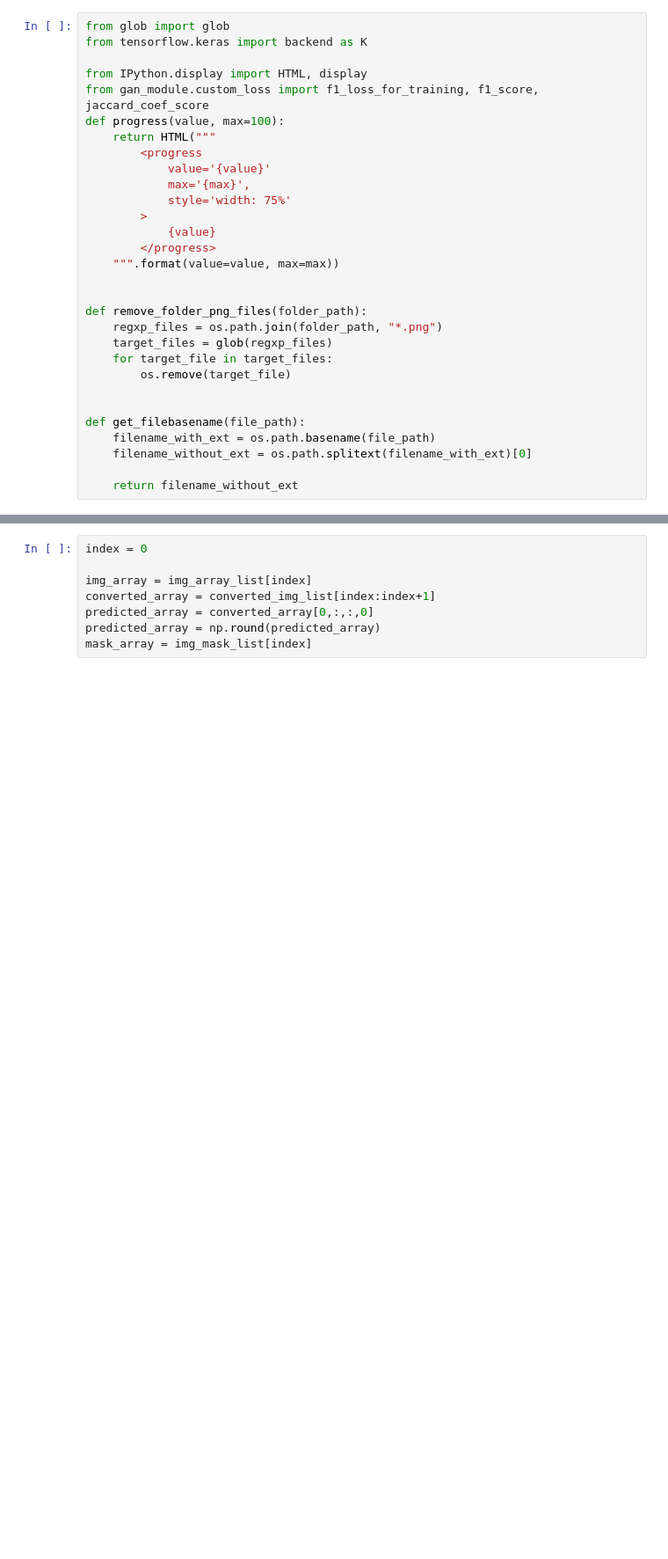
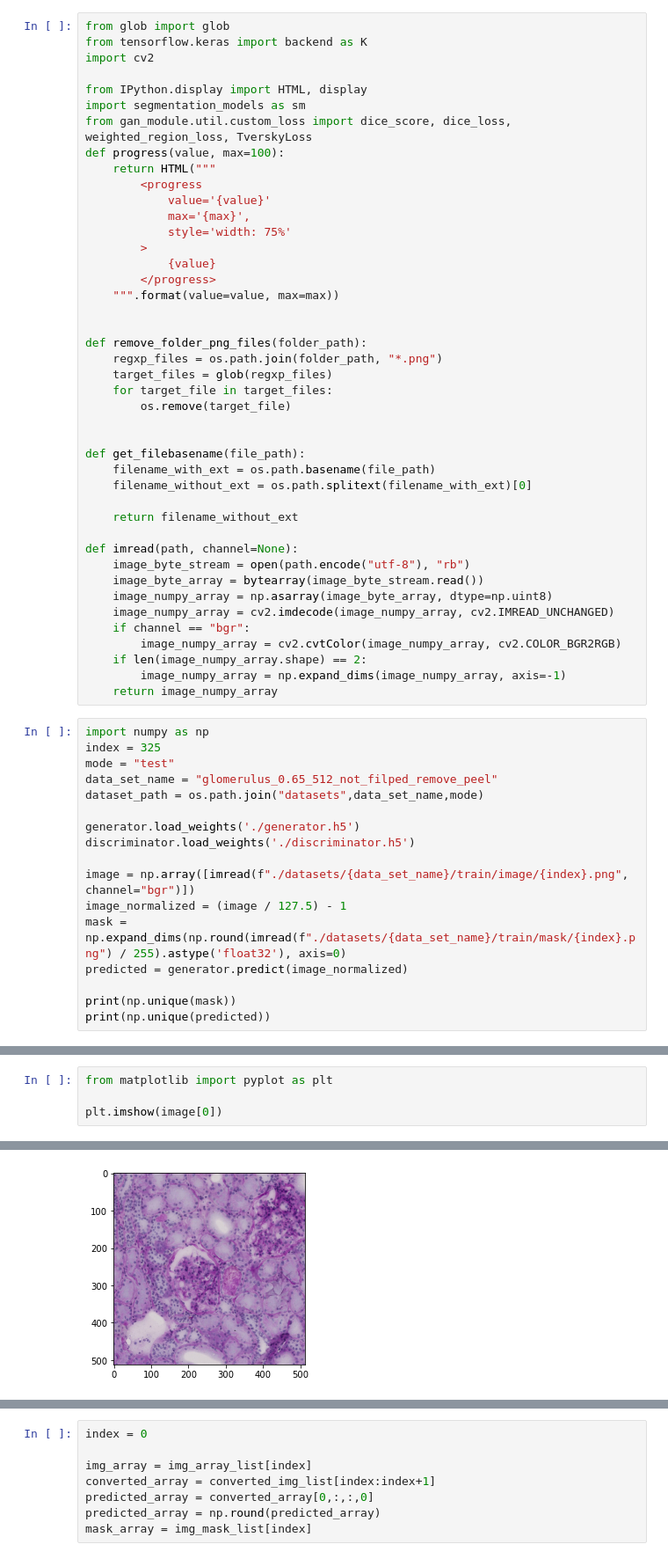
Before and after one commit to tobeor3009/pix2pix_mono_seg, a Jupyter notebook: mono_seg_save_predicted_images.ipynb, the cells around one changed output, grey strips where cells are left out. Shown at 88% size. Saved outputs shown, nothing was run; the diff lists cells and outputs as text; blank space fills up the shorter version.

Commit message:
push local data

```diff
--- a/mono_seg_save_predicted_images.ipynb
+++ b/mono_seg_save_predicted_images.ipynb
@@ -32,9 +83,11 @@ tf.keras.utils.plot_model(generator, show_shapes=True, dpi=64)
 # %%
 from glob import glob
 from tensorflow.keras import backend as K
+import cv2
 
 from IPython.display import HTML, display
-from gan_module.custom_loss import f1_loss_for_training, f1_score, jaccard_coef_score
+import segmentation_models as sm
+from gan_module.util.custom_loss import dice_score, dice_loss, weighted_region_loss, TverskyLoss
 def progress(value, max=100):
     return HTML("""
         <progress
@@ -59,3 +112,31 @@ def get_filebasename(file_path):
     filename_without_ext = os.path.splitext(filename_with_ext)[0]
 
     return filename_without_ext
+
+def imread(path, channel=None):
+    image_byte_stream = open(path.encode("utf-8"), "rb")
+    image_byte_array = bytearray(image_byte_stream.read())
+    image_numpy_array = np.asarray(image_byte_array, dtype=np.uint8)
+    image_numpy_array = cv2.imdecode(image_numpy_array, cv2.IMREAD_UNCHANGED)
+    if channel == "bgr":
+        image_numpy_array = cv2.cvtColor(image_numpy_array, cv2.COLOR_BGR2RGB)
+    if len(image_numpy_array.shape) == 2:
+        image_numpy_array = np.expand_dims(image_numpy_array, axis=-1)
+    return image_numpy_array
+# %%
+import numpy as np
+index = 325
+mode = "test"
+data_set_name = "glomerulus_0.65_512_not_filped_remove_peel"
+dataset_path = os.path.join("datasets",data_set_name,mode)
+
+generator.load_weights('./generator.h5')
+discriminator.load_weights('./discriminator.h5')
+
+image = np.array([imread(f"./datasets/{data_set_name}/train/image/{index}.png", channel="bgr")])
+image_normalized = (image / 127.5) - 1
+mask = np.expand_dims(np.round(imread(f"./datasets/{data_set_name}/train/mask/{index}.png") / 255).astype('float32'), axis=0)
+predicted = generator.predict(image_normalized)
+
+print(np.unique(mask))
+print(np.unique(predicted))
@@ -61,0 +179,5 @@ def get_filebasename(file_path):
+# %%
+from matplotlib import pyplot as plt
+
+plt.imshow(image[0])
+# %% [output]
@@ -61,0 +185 @@ def get_filebasename(file_path):
+[figure, added]
```
Also changed, not shown: parts of 24 cells of this notebook, 18 other files.
